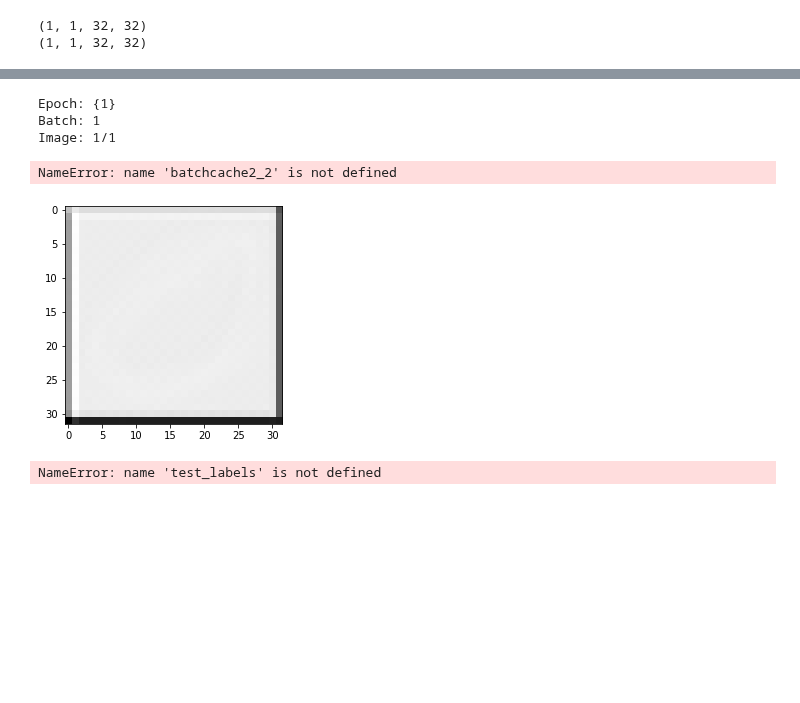
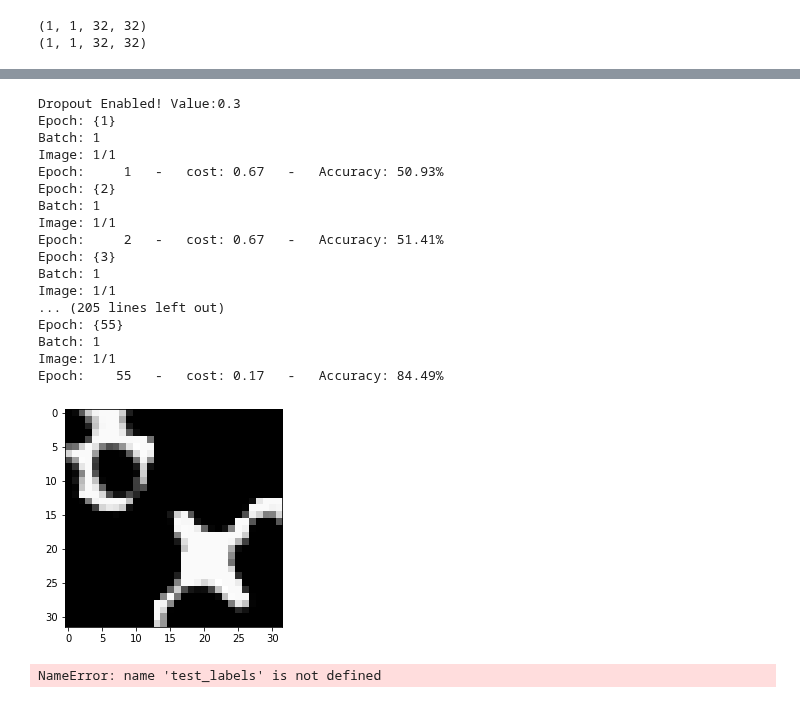
Before and after one commit to labis7/UNET-Using-Numpy, a Jupyter notebook: U-Net - Numpy - Small Version.ipynb, the cells around one changed output, grey strips where cells are left out. Cells and saved outputs as stored; diff of their text form; code cells hidden in the pictures; blank space fills up the shorter version.

```diff
--- a/U-Net - Numpy - Small Version.ipynb
+++ b/U-Net - Numpy - Small Version.ipynb
@@ -581,7 +629,8 @@ def train(X, Y, epochs, learning_rate, dropout, verbose=True, callback=None):
     #f1,f2,f3,f4,f5,fd1,fd2,fd3,fd4
     trim = 0.01
     filters,bias, f_dc = init_filters(2,16,trim) #Double the channel-filter 4 times  (up to 256 and back again)
-
+    if(dropout>0):
+        print('Dropout Enabled! Value:{}'.format(dropout))
 
     ##Final 1x1 filter
     trimf = trim
@@ -617,7 +666,7 @@ def train(X, Y, epochs, learning_rate, dropout, verbose=True, callback=None):
     locbr = 0
 
     t_1,_ = b1
-    gb_size =t_1.shape[0]
+    gb_size =(t_1.shape[0],1,1)
     gamma1_1 = np.random.normal(loc = locbr, scale = trimbr , size = gb_size)
     beta1_1  = np.random.normal( scale = trimbr , size = gb_size)
     gamma1_2 = np.random.normal(loc = locbr, scale = trimbr , size = gb_size)
@@ -626,7 +675,7 @@ def train(X, Y, epochs, learning_rate, dropout, verbose=True, callback=None):
     tempb_1 = [beta1_1,beta1_2]
 
     t_1,_ = b2
-    gb_size =t_1.shape[0]
+    gb_size =(t_1.shape[0],1,1)
     gamma2_1 = np.random.normal(loc = locbr, scale = trimbr , size = gb_size)
     beta2_1  = np.random.normal( scale = trimbr , size = gb_size)
     gamma2_2 = np.random.normal(loc = locbr, scale = trimbr , size = gb_size)
@@ -635,7 +684,7 @@ def train(X, Y, epochs, learning_rate, dropout, verbose=True, callback=None):
     tempb_2 = [beta2_1,beta2_2]
 
     t_1,_ = b3
-    gb_size =t_1.shape[0]
+    gb_size =(t_1.shape[0],1,1)
     gamma3_1 = np.random.normal(loc = locbr, scale = trimbr , size = gb_size)
     beta3_1  = np.random.normal(scale = trimbr , size = gb_size)
     gamma3_2 = np.random.normal(loc = locbr, scale = trimbr , size = gb_size)
@@ -646,8 +695,8 @@ def train(X, Y, epochs, learning_rate, dropout, verbose=True, callback=None):
     ga =[tempg_1,tempg_2,tempg_3]
     be =[tempb_1,tempb_2,tempb_3]
 
-    gamma_out = np.random.normal(loc = locbr, scale = trimbr , size = out_b.shape[0])
-    beta_out =   np.random.normal(scale = trimbr , size = out_b.shape[0])
+    gamma_out = np.random.normal(loc = locbr, scale = trimbr , size = (out_b.shape[0],1,1))
+    beta_out =   np.random.normal(scale = trimbr , size = (out_b.shape[0],1,1))
 
 
 
@@ -829,6 +878,12 @@ def train(X, Y, epochs, learning_rate, dropout, verbose=True, callback=None):
                 ##################################### conv1_2: 32x32x16
 
                 pl1 = maxpool(conv1_2, 2, 2) #   pl1 : (32-2)/2+1  = 16
+                if(dropout>0):
+                    ## Dropout ##
+                    d = (np.random.rand(pl1.shape[0],pl1.shape[1],pl1.shape[2])<dropout)
+                    d = d*1 #Bool --> int(0s and 1s)
+                    pl1 = d*pl1
+                    #############
                 ## ADD DROPOUT HERE(on pl1)
 
                 ########### 2nd Big Layer ###########
@@ -853,6 +908,12 @@ def train(X, Y, epochs, learning_rate, dropout, verbose=True, callback=None):
                 dc1, new_in1 = convTransp(conv2_2, params, 1, 0)   #result:   =  32x32x16 , # conv5_2 requires NO crop
                 #Concat dc6 with conv2_2 so we get 32 channels (32x32x32)
                 c1 = concat(dc1, conv1_2) # 1st one is the right one size
+                if(dropout>0):
+                    ## Dropout ##
+                    d = (np.random.rand(c1.shape[0],c1.shape[1],c1.shape[2])<dropout)
+                    d = d*1 #Bool --> int(0s and 1s)
+                    c1 = d*c1
+                    #############
 
                 ########### 1st Big dc Layer ###########          32x32x32
                 params = [f3[0], b3[0]]
@@ -1121,16 +1182,29 @@ def train(X, Y, epochs, learning_rate, dropout, verbose=True, callback=None):
 # %%
 ###### Training ######
 #train_images, train_labels, test_images, test_labels
 import gc
 gc.collect()
 
-params_values = train(train_images, train_labels, 55, 0.02, True) #0.05 stable LR
+params_values = train(train_images, train_labels, 55, 0.02, 0.3) #0.05 stable LR
 # %% [output]
+Dropout Enabled! Value:0.3
 Epoch: {1}
 Batch: 1
 Image: 1/1
+Epoch:     1   -   cost: 0.67   -   Accuracy: 50.93%
+Epoch: {2}
+Batch: 1
+Image: 1/1
+Epoch:     2   -   cost: 0.67   -   Accuracy: 51.41%
+Epoch: {3}
+Batch: 1
+Image: 1/1
+... (205 lines left out)
+Epoch: {55}
+Batch: 1
+Image: 1/1
+Epoch:    55   -   cost: 0.17   -   Accuracy: 84.49%
-NameError: name 'batchcache2_2' is not defined
-[figure, old version]
+[figure, new version]
 # %%
 plt.imshow(params_values.squeeze(), cmap=plt.get_cmap('gray'), vmin=0, vmax=1);
 # %%
```
Also changed, not shown: parts of 2 cells of this notebook, 1 other file.
